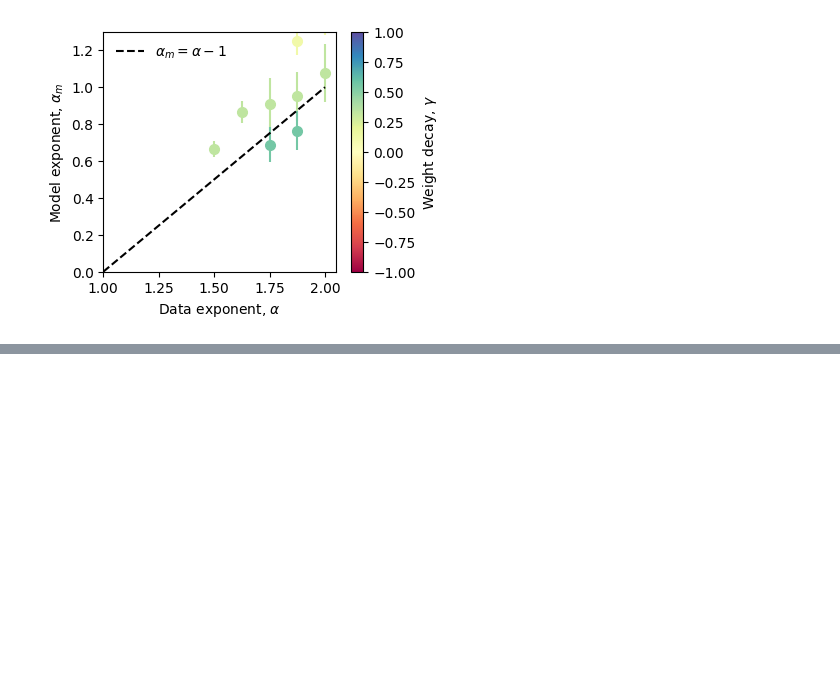
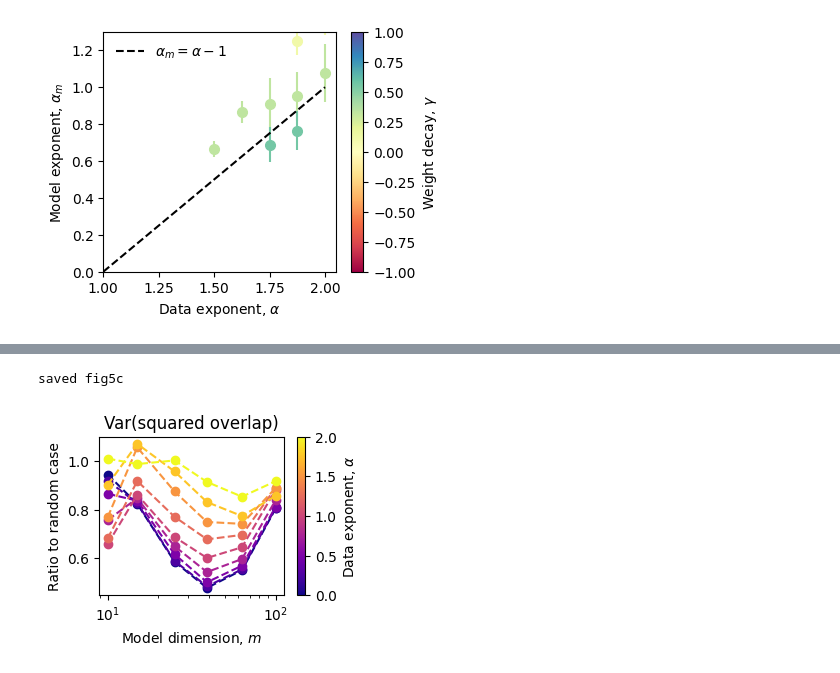
Before and after one commit to jhe2155/superposition_scaling_reproduction, a Jupyter notebook: notebooks/reproduction.ipynb, the cells around one changed output, grey strips where cells are left out. Drawn from its saved outputs; the diff is of its cells as text; code cells hidden in the pictures; blank space fills up the shorter version.

```diff
--- a/notebooks/reproduction.ipynb
+++ b/notebooks/reproduction.ipynb
@@ -593,0 +679,18 @@ saved fig4b
+# %%
+d = np.load(f"{DATA_DIR}/fig5c_ratios.npz")
+ratios, alphas_5c = d["ratios"], d["alphas"]
+
+cmap, norm = plt.get_cmap("plasma"), colors.Normalize(0, 2)
+
+fig, ax = plt.subplots(figsize=(3.2, 2.4), constrained_layout=True)
+for i_a in range(0, len(alphas_5c), 2):  # every other α → 9 lines, like the paper
+    ax.plot(m_values, ratios[i_a], "o--", color=cmap(norm(float(alphas_5c[i_a]))))
+ax.set(xscale="log", xlabel="Model dimension, $m$",
+       ylabel="Ratio to random case", title="Var(squared overlap)")
+fig.colorbar(cm.ScalarMappable(norm, cmap), ax=ax, label=r"Data exponent, $\alpha$")
+
+save_fig(fig, "fig5c")
+plt.show()
+# %% [output]
+saved fig5c
+[figure, added]
```
Also changed, not shown: parts of 7 cells of this notebook, 7 other files.
